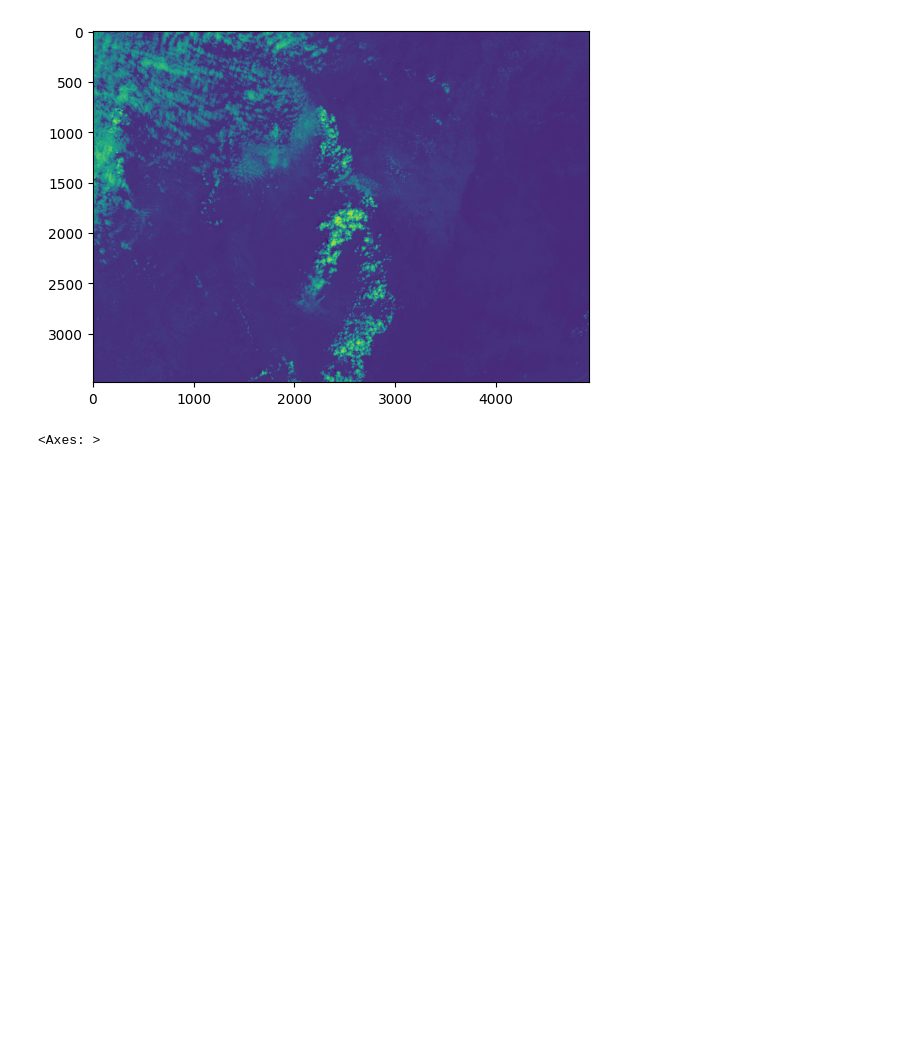
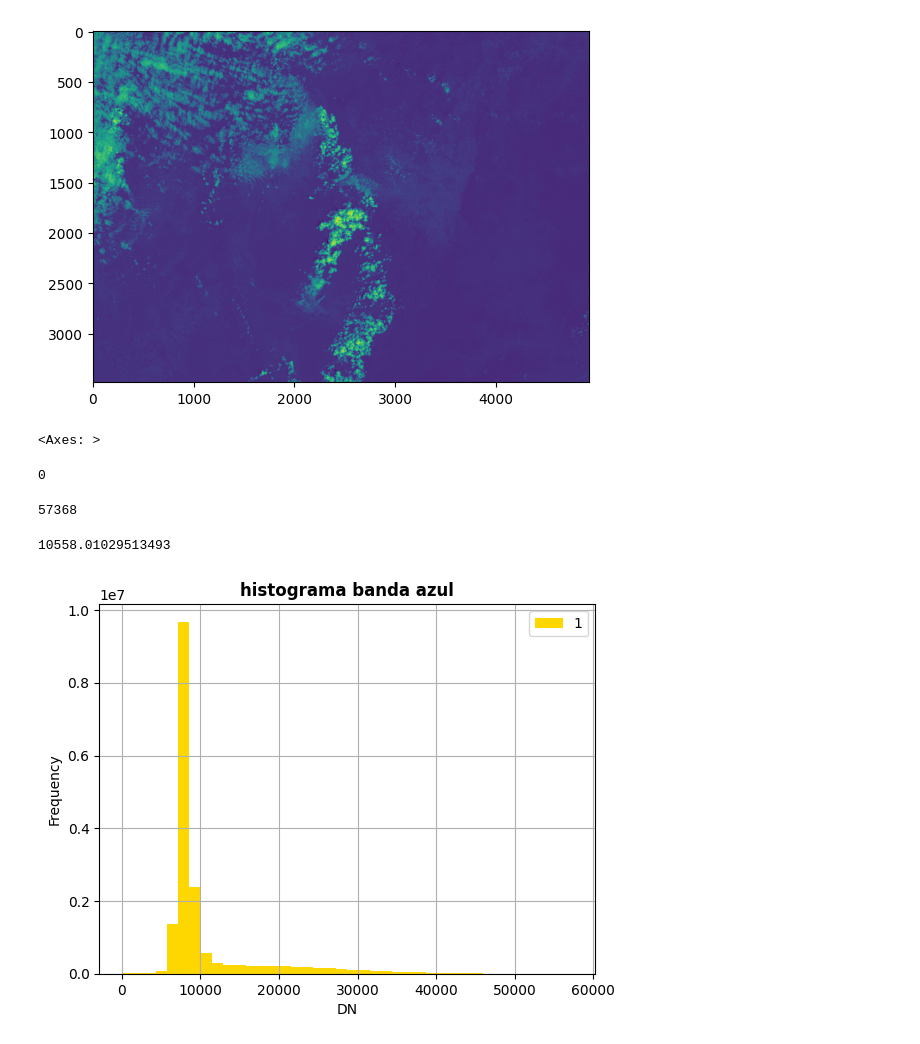
Before and after one commit to cdg-idera/PythonNotebooks, a Jupyter notebook: metadatos_IS.ipynb, the cells around one changed output. Drawn from its saved outputs; the diff is of its cells as text; code cells hidden in the pictures; blank space fills up the shorter version.

```diff
--- a/metadatos_IS.ipynb
+++ b/metadatos_IS.ipynb
@@ -120,3 +120,15 @@ show(banda_azul)
 # %% [output]
 [figure]
 <Axes: >
+# %%
+banda_azul.min()
+# %% [output]
+0
+# %%
+banda_azul.max()
+# %% [output]
+57368
+# %%
+banda_azul.mean()
+# %% [output]
+10558.01029513493
@@ -122,0 +137,4 @@ show(banda_azul)
+# %%
+show_hist(banda_azul, bins = 40, title = "histograma banda azul")
+# %% [output]
+[figure, added]
```
Also changed, not shown: parts of 2 cells of this notebook.
